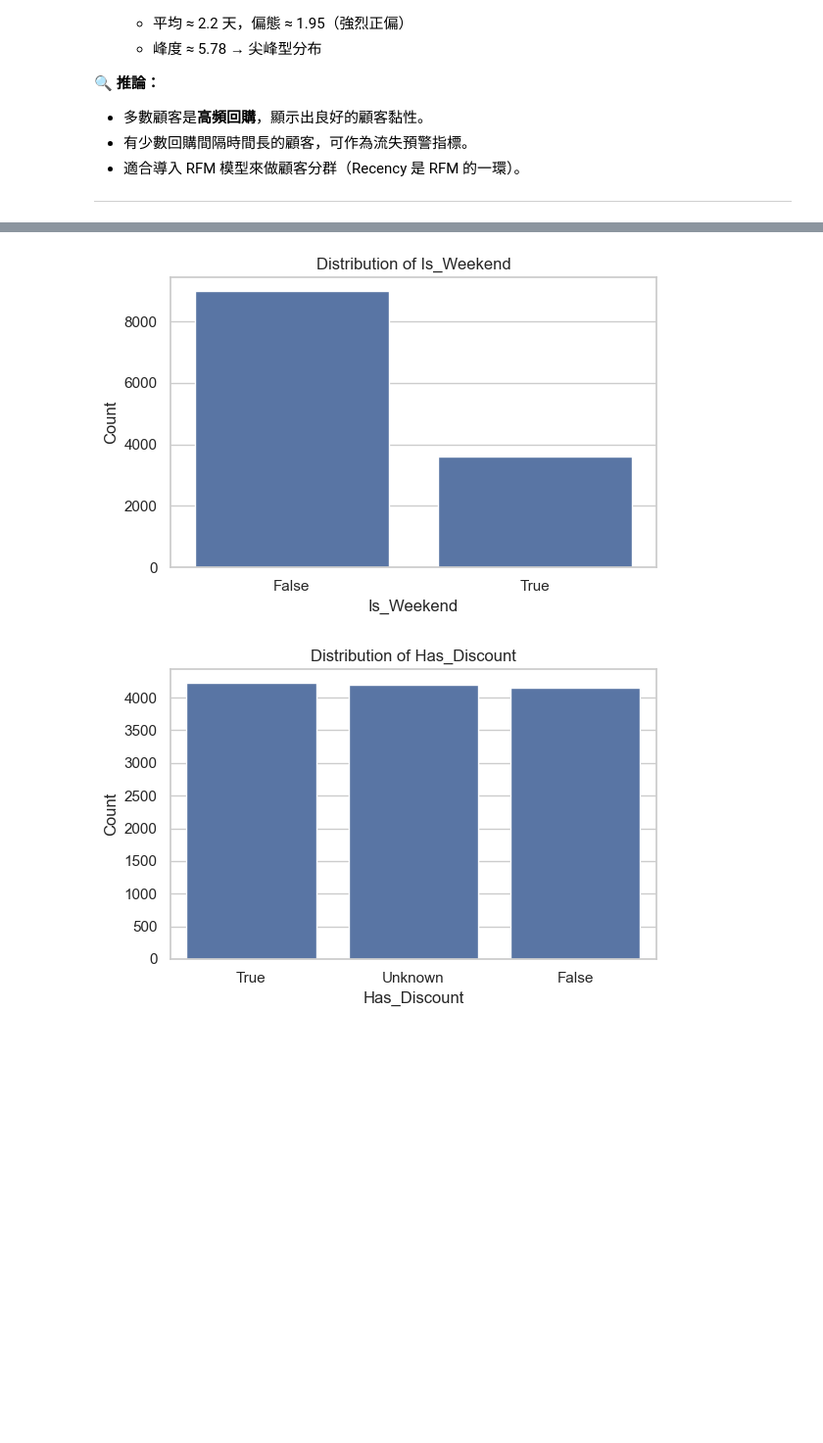
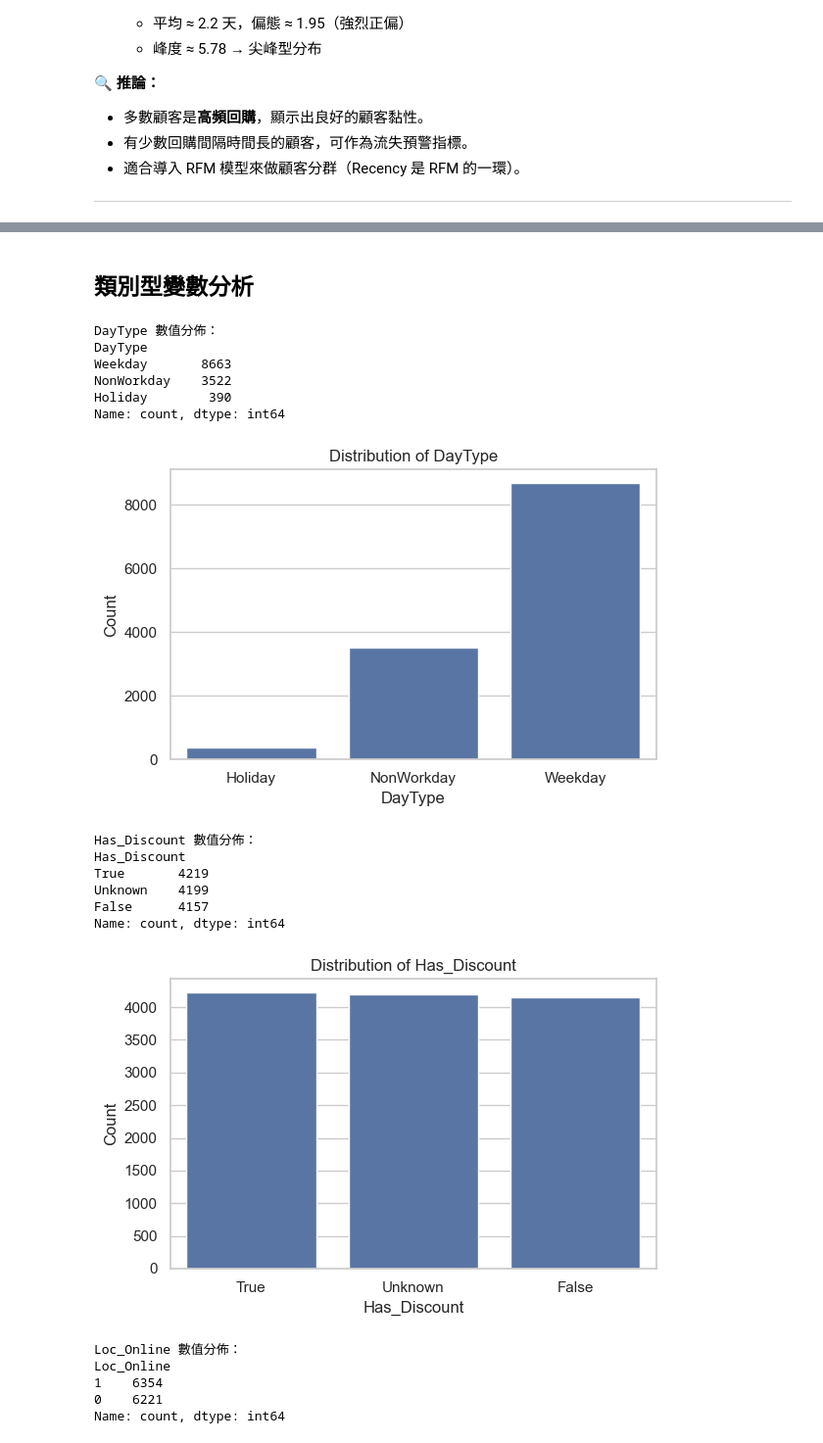
Before and after one commit to shiayongshen/data_science, a Jupyter notebook: Final Project/data_visualization.ipynb, the cells around one changed output, grey strips where cells are left out. Shown at 98% size. Cells and saved outputs as stored; diff of their text form; code cells hidden in the pictures; blank space fills up the shorter version.

```diff
--- a/Final Project/data_visualization.ipynb
+++ b/Final Project/data_visualization.ipynb
@@ -16,6 +24,27 @@ def restore_discount(row):
         return 'False'
 
 df['Has_Discount'] = df.apply(restore_discount, axis=1)
+def get_day_type(row):
+    if row['Is_Holiday'] == True:
+        return 'Holiday'
+    elif row['Is_NonWorkday'] == True:
+        return 'NonWorkday'
+    elif row['Is_Weekend'] == True:
+        return 'Weekend'
+    else:
+        return 'Weekday'
+
+df['DayType'] = df.apply(get_day_type, axis=1)
+
+def get_payment_method(row):
+    if row['PM_Credit Card'] == True:
+        return 'Credit Card'
+    elif row['PM_Digital Wallet'] == True:
+        return 'Digital Wallet'
+    else:
+        return 'Cash'
+
+df['PaymentMethod'] = df.apply(get_payment_method, axis=1)
 # %%
 df = df.drop(columns=['Disc_True', 'Disc_Unknown'])
 # %%
@@ -232,15 +331,39 @@ Kurtosis: 5.78
+# %% [markdown]
+## 類別型變數分析
 # %%
-bool_cols = ['Is_Weekend', 'Has_Discount', 'Loc_Online']
+bool_cols = ['DayType', 'Has_Discount', 'Loc_Online', 'PaymentMethod']
 
 for col in bool_cols:
+    # 👉 印出 True / False 分佈數量
+    print(f"\n{col} 數值分佈：")
+    print(df[col].value_counts())
+
+    # 👉 繪圖
     plt.figure(figsize=(6, 4))
     sns.countplot(data=df, x=col)
     plt.title(f'Distribution of {col}')
     plt.xlabel(col)
     plt.ylabel('Count')
     plt.tight_layout()
     plt.show()
 # %% [output]
+DayType 數值分佈：
+DayType
+Weekday       8663
+NonWorkday    3522
+Holiday        390
+Name: count, dtype: int64
-[figure, old version]
+[figure, new version]
+Has_Discount 數值分佈：
+Has_Discount
+True       4219
+Unknown    4199
+False      4157
+Name: count, dtype: int64
 [figure]
+Loc_Online 數值分佈：
+Loc_Online
+1    6354
+0    6221
+Name: count, dtype: int64
 [figure]
```
Also changed, not shown: parts of 31 cells of this notebook, 1 other file.
